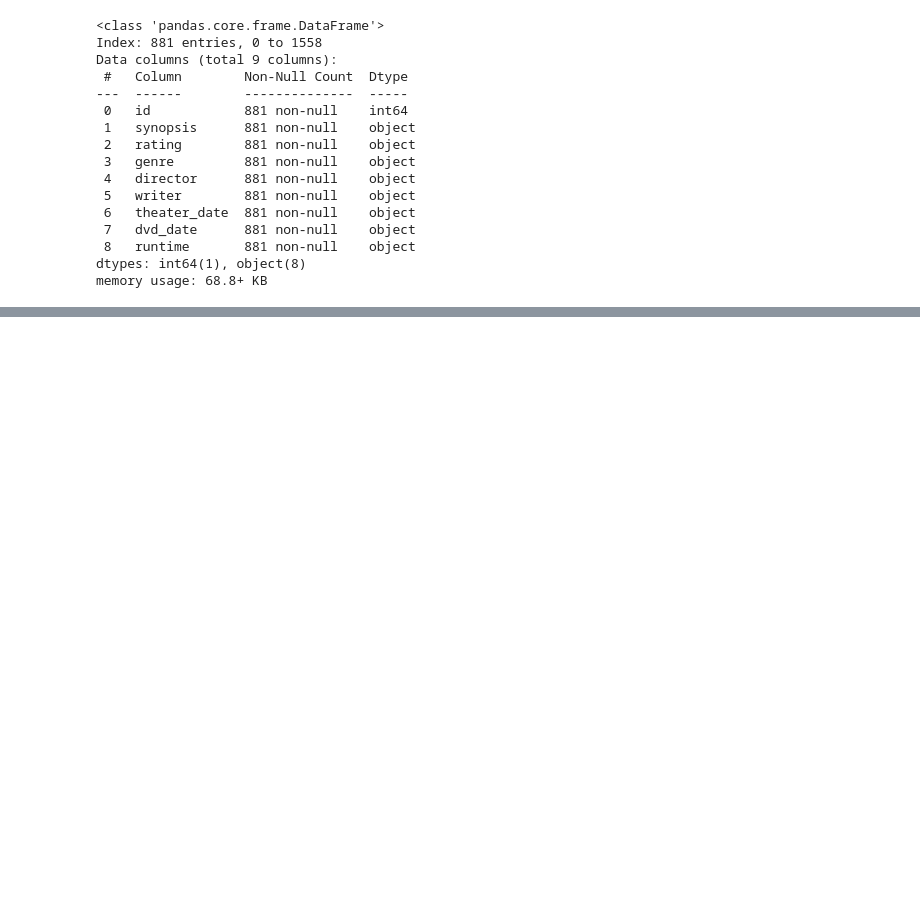
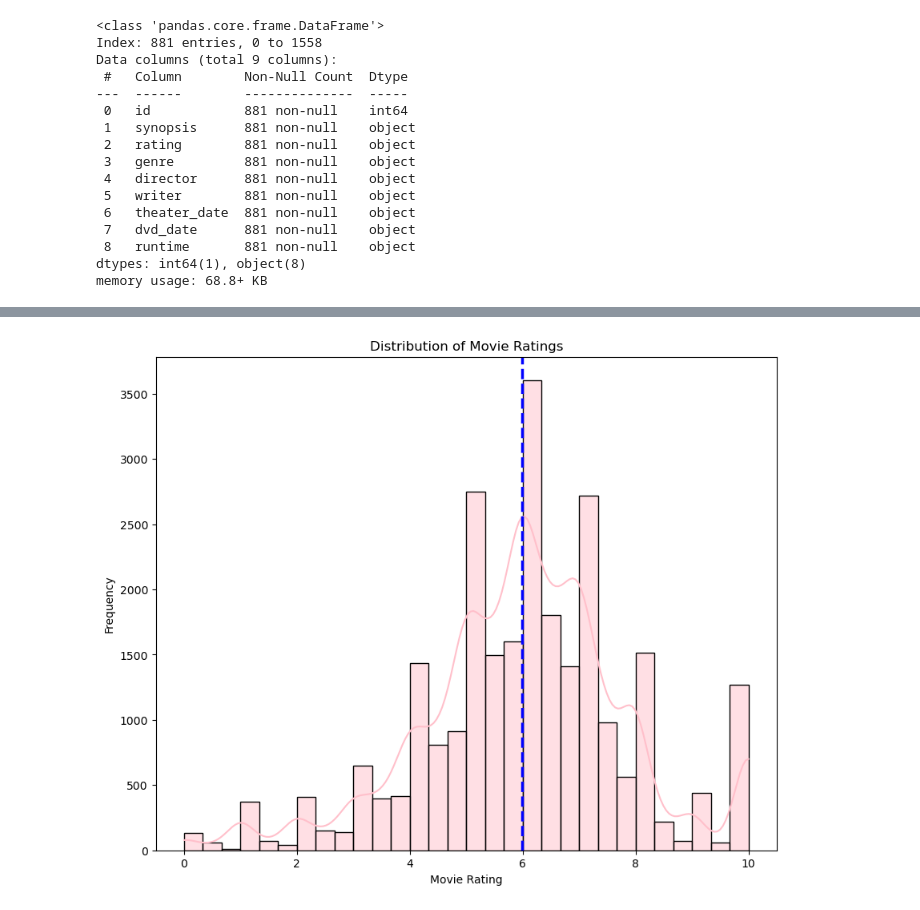
Before and after one commit to whareverr/dsc-phase-1-project-v2-4, a Jupyter notebook: student.ipynb, the cells around one changed output, grey strips where cells are left out. Cells and saved outputs as stored; diff of their text form; code cells hidden in the pictures; blank space fills up the shorter version.

```diff
--- a/student.ipynb
+++ b/student.ipynb
@@ -347,0 +395,11 @@ The 'theater_date' and 'dvd_date' columns were converted to datetime data types,
+# %%
+# Plotting a histogram
+plt.figure(figsize=(10, 8))
+sns.histplot(data = tmdb_df, x='vote_average', bins=30, kde=True, color = 'pink' )
+plt.axvline(tmdb_df['vote_average'].mean(), color='blue', linestyle='dashed', linewidth=2.5)
+plt.title('Distribution of Movie Ratings')
+plt.xlabel('Movie Rating')
+plt.ylabel('Frequency')
+plt.show()
+# %% [output]
+[figure, added]
```
Also changed, not shown: parts of 15 cells of this notebook.
